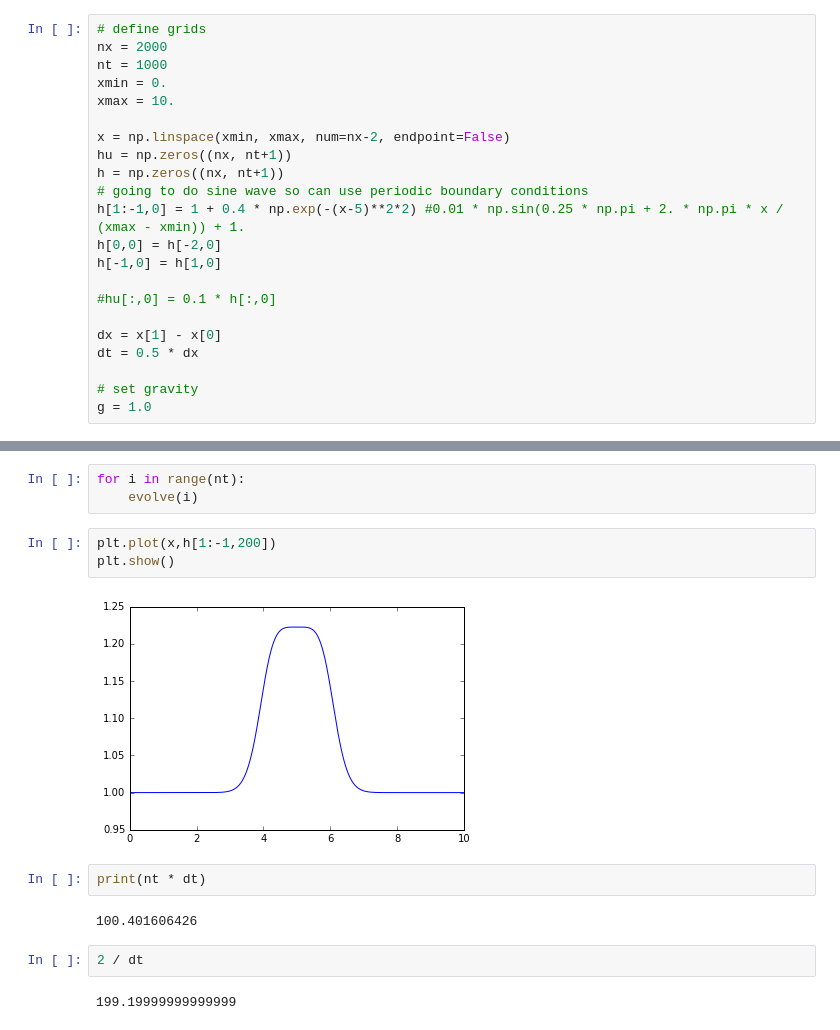
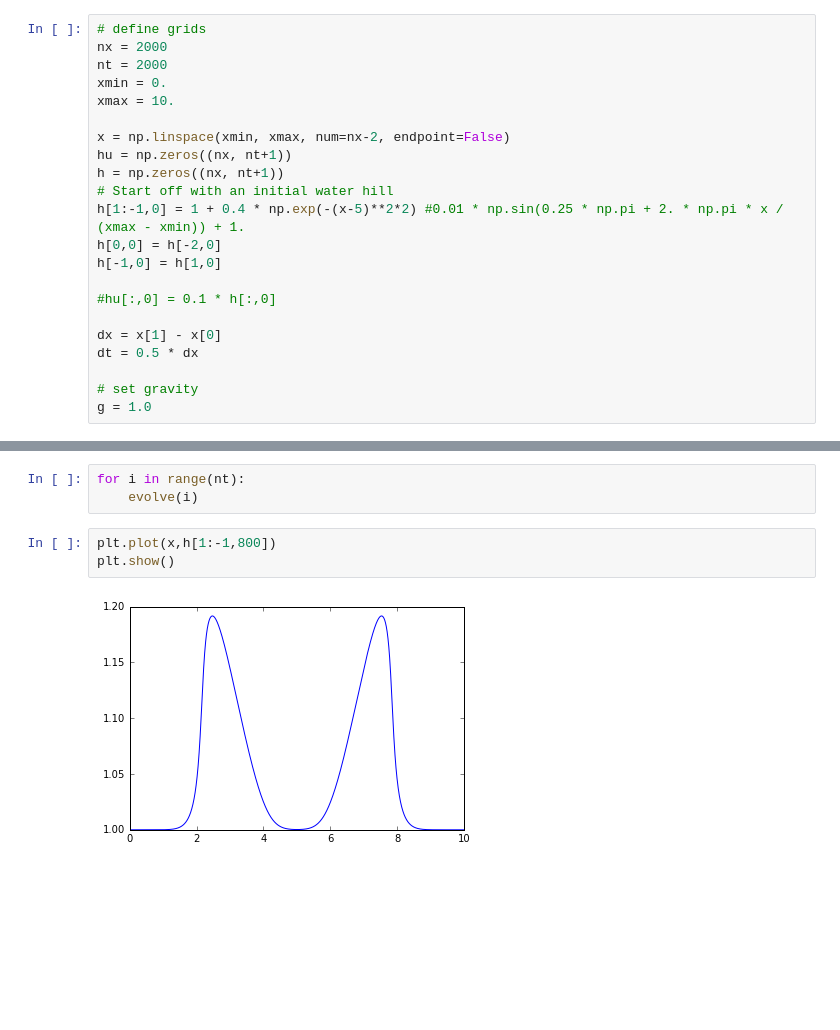
Before and after one commit to harpolea/swerve, a Jupyter notebook: Shallow_Water_Equations.ipynb, the cells around one changed output, grey strips where cells are left out. Saved outputs shown, nothing was run; the diff lists cells and outputs as text; blank space fills up the shorter version.

```diff
--- a/Shallow_Water_Equations.ipynb
+++ b/Shallow_Water_Equations.ipynb
@@ -9,14 +11,14 @@ import matplotlib.pyplot as plt
 # %%
 # define grids
 nx = 2000
-nt = 1000
+nt = 2000
 xmin = 0.
 xmax = 10.
 
 x = np.linspace(xmin, xmax, num=nx-2, endpoint=False)
 hu = np.zeros((nx, nt+1))
 h = np.zeros((nx, nt+1))
-# going to do sine wave so can use periodic boundary conditions
+# Start off with an initial water hill
 h[1:-1,0] = 1 + 0.4 * np.exp(-(x-5)**2*2) #0.01 * np.sin(0.25 * np.pi + 2. * np.pi * x / (xmax - xmin)) + 1.
 h[0,0] = h[-2,0]
 h[-1,0] = h[1,0]
@@ -77,15 +63,7 @@ def evolve(n):
 for i in range(nt):
     evolve(i)
 # %%
-plt.plot(x,h[1:-1,200])
+plt.plot(x,h[1:-1,800])
 plt.show()
 # %% [output]
-[figure, old version]
+[figure, new version]
-# %%
-print(nt * dt)
-# %% [output]
-100.401606426
-# %%
-2 / dt
-# %% [output]
-199.19999999999999
```
Also changed, not shown: parts of 4 cells of this notebook.
